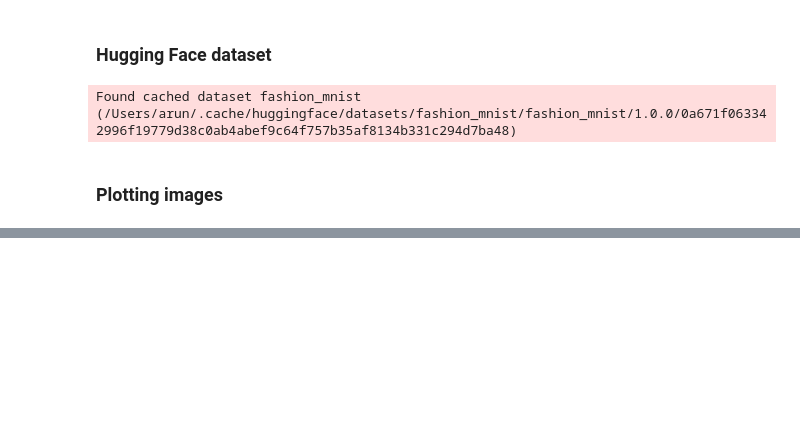
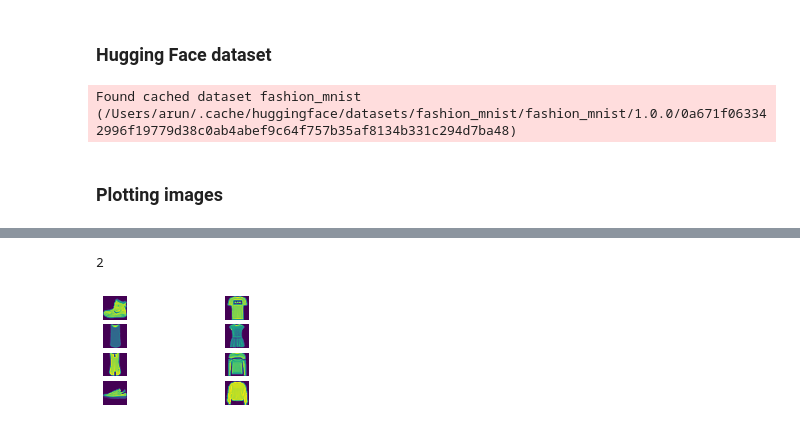
Before and after one commit to arun477/miniai, a Jupyter notebook: nbs/05_datasets.ipynb, the cells around one changed output, grey strips where cells are left out. Saved outputs shown, nothing was run; the diff lists cells and outputs as text; code cells hidden in the pictures; blank space fills up the shorter version.

```diff
--- a/nbs/05_datasets.ipynb
+++ b/nbs/05_datasets.ipynb
@@ -106,0 +143,45 @@ def subplots(
+# %%
+#|export
+@fc.delegates(subplots)
+def get_grid(
+    n:int, # Number of axes
+    nrows:int=None, # Number of rows, defaulting to `int(math.sqrt(n))`
+    ncols:int=None, # Number of columns, defaulting to `ceil(n/rows)`
+    title:str=None, # If passed, title set to the figure
+    weight:str='bold', # Title font weight
+    size:int=14, # Title font size
+    **kwargs,
+): # fig and axs
+    "Return a grid of `n` axes, `rows` by `cols`"
+    if nrows: ncols = ncols or int(np.floor(n/nrows))
+    elif ncols: nrows = nrows or int(np.ceil(n/ncols))
+    else:
+        nrows = int(math.sqrt(n))
+        ncols = int(np.floor(n/nrows))
+    fig,axs = subplots(nrows, ncols, **kwargs)
+    for i in range(n, nrows*ncols): axs.flat[i].set_axis_off()
+    if title is not None: fig.suptitle(title, weight=weight, size=size)
+    return fig,axs
+# %%
+def get_grid(n, nrows=None, ncols=None, title=None, weight=None, size=14, **kwargs):
+    if nrows:
+        ncols = ncols or int(np.floor(n/nrows))
+        print(ncols)
+    elif ncols:
+        nrows = nrows or int(np.ceil(n/ncols))
+    else:
+        nrows = int(math.sqrt(n))
+        ncols = int(np.floor(n/nrows))
+    fig,ax = subplots(nrows, ncols, **kwargs)
+    for i in range(n, nrows*ncols):
+        ax.flat[i].set_axis_off()
+    if title is not None:
+        fig.suptitle(title, weight=weight, size=size)
+    return fig,ax
+# %%
+fig,axs = get_grid(9, nrows=4, imsize=1)
+for im,ax in zip(imgs, axs.flat):
+    show_image(im.view(28, 28), ax=ax)
+# %% [output]
+2
+[figure, added]
```
Also changed, not shown: parts of 13 cells of this notebook.
